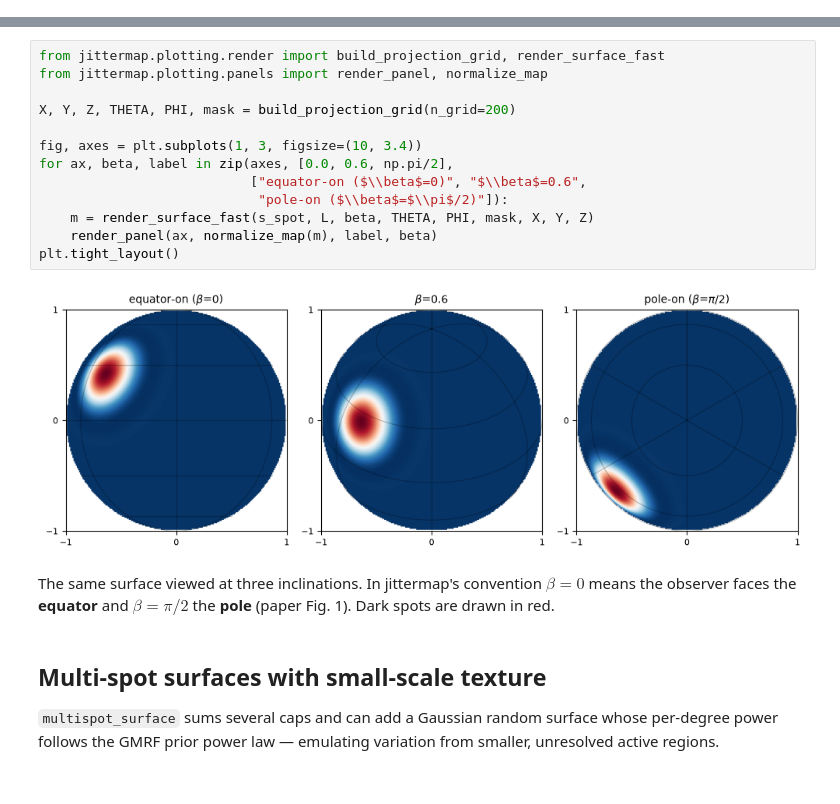
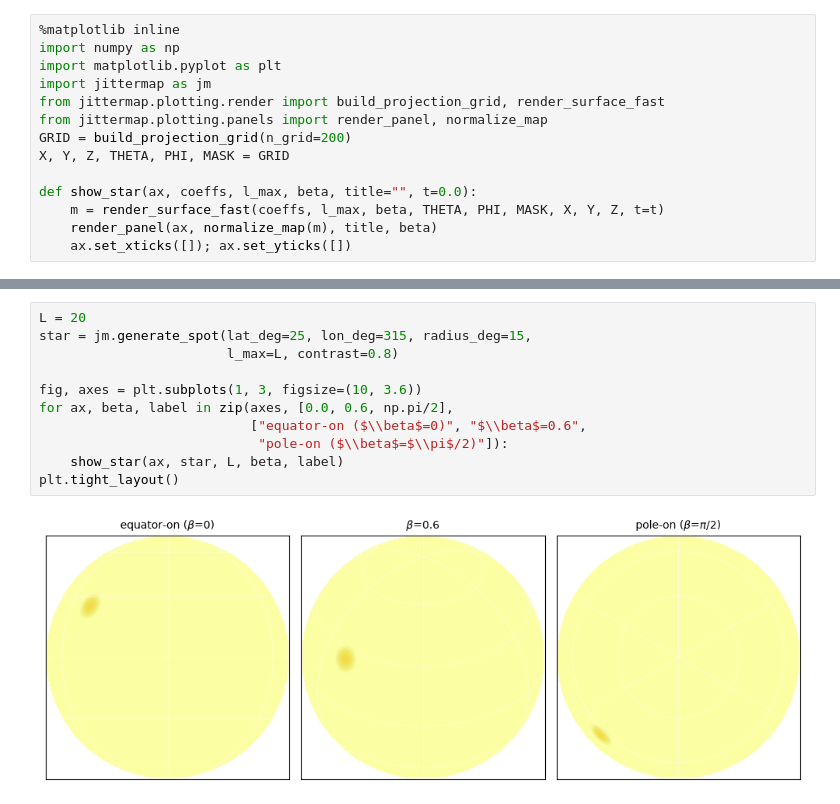
Before and after one commit to xiaziyna/jittermap, a Jupyter notebook: notebooks/01_surfaces.ipynb, the cells around one changed output, grey strips where cells are left out. Cells and saved outputs as stored; diff of their text form.

```diff
--- a/notebooks/01_surfaces.ipynb
+++ b/notebooks/01_surfaces.ipynb
@@ -35,0 +15,14 @@ coefficient vector length: (441,) = (L+1)^2 = 441
+# %%
+%matplotlib inline
+import numpy as np
+import matplotlib.pyplot as plt
+import jittermap as jm
+from jittermap.plotting.render import build_projection_grid, render_surface_fast
+from jittermap.plotting.panels import render_panel, normalize_map
+GRID = build_projection_grid(n_grid=200)
+X, Y, Z, THETA, PHI, MASK = GRID
+
+def show_star(ax, coeffs, l_max, beta, title="", t=0.0):
+    m = render_surface_fast(coeffs, l_max, beta, THETA, PHI, MASK, X, Y, Z, t=t)
+    render_panel(ax, normalize_map(m), title, beta)
+    ax.set_xticks([]); ax.set_yticks([])
@@ -36,25 +36,13 @@ coefficient vector length: (441,) = (L+1)^2 = 441
 # %%
-from jittermap.plotting.render import build_projection_grid, render_surface_fast
-from jittermap.plotting.panels import render_panel, normalize_map
+L = 20
+star = jm.generate_spot(lat_deg=25, lon_deg=315, radius_deg=15,
+                        l_max=L, contrast=0.8)
 
-X, Y, Z, THETA, PHI, mask = build_projection_grid(n_grid=200)
-
-fig, axes = plt.subplots(1, 3, figsize=(10, 3.4))
+fig, axes = plt.subplots(1, 3, figsize=(10, 3.6))
 for ax, beta, label in zip(axes, [0.0, 0.6, np.pi/2],
                            ["equator-on ($\\beta$=0)", "$\\beta$=0.6",
                             "pole-on ($\\beta$=$\\pi$/2)"]):
-    m = render_surface_fast(s_spot, L, beta, THETA, PHI, mask, X, Y, Z)
-    render_panel(ax, normalize_map(m), label, beta)
+    show_star(ax, star, L, beta, label)
 plt.tight_layout()
 # %% [output]
-[figure, old version]
+[figure, new version]
-# %% [markdown]
-The same surface viewed at three inclinations. In jittermap's convention
-$\beta = 0$ means the observer faces the **equator** and $\beta = \pi/2$
-the **pole** (paper Fig. 1). Dark spots are drawn in red.
-# %% [markdown]
-## Multi-spot surfaces with small-scale texture
-
-`multispot_surface` sums several caps and can add a Gaussian random surface
-whose per-degree power follows the GMRF prior power law — emulating
-variation from smaller, unresolved active regions.
```
Also changed, not shown: parts of 17 cells of this notebook, 8 other files.
